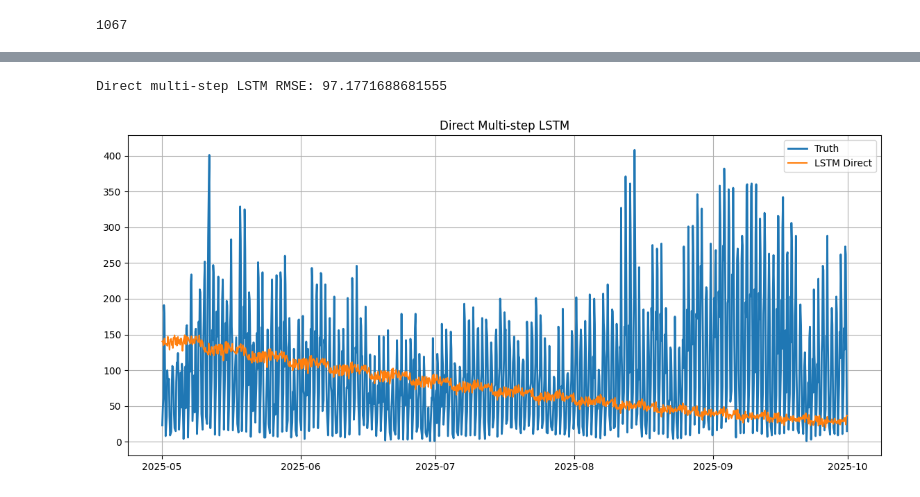
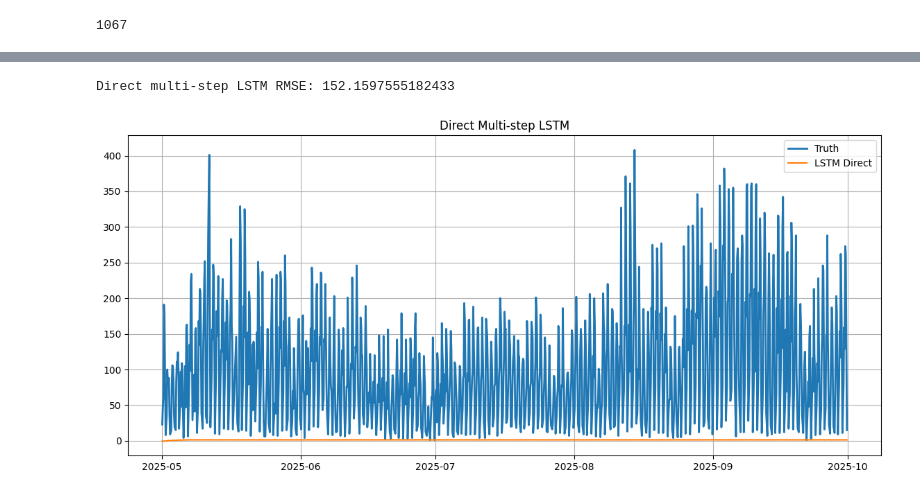
Before and after one commit to jensmorten/sykkelprofet, a Jupyter notebook: konkurranse/LTSM.ipynb, the cells around one changed output, grey strips where cells are left out. Drawn from its saved outputs; the diff is of its cells as text; code cells hidden in the pictures.

```diff
--- a/konkurranse/LTSM.ipynb
+++ b/konkurranse/LTSM.ipynb
@@ -43,8 +43,8 @@ def create_multistep_sequences(data, window, horizon):
 
     return np.array(X), np.array(y)
 # %%
-horizon = 64
-window = 64
+horizon = 8
+window = 8
 # %%
 print(len(test))
 # %% [output]
@@ -69,6 +52,7 @@ y_all = y_all.reshape((y_all.shape[0], horizon))
 # %%
 # ---- 1. Skalering ----
-scaler = MinMaxScaler()
+#scaler = MinMaxScaler()
+scaler=StandardScaler()
 scaled_train = scaler.fit_transform(train[["y"]])
 
 X_all, y_all = create_sequences(scaled_train, window)
@@ -102,18 +86,18 @@ early_stop = EarlyStopping(
 model_lstm = Sequential([
     Input(shape=(window, 1)),
     LSTM(128, activation='tanh', return_sequences=True),
-    LSTM(256, activation='tanh', return_sequences=True),
-    LSTM(512, activation='tanh', return_sequences=True),
+    #LSTM(256, activation='tanh', return_sequences=True),
+    #LSTM(512, activation='tanh', return_sequences=True),
     #LSTM(1024, activation='tanh', return_sequences=True),
     #LSTM(512, activation='tanh', return_sequences=True),
     #LSTM(256, activation='tanh', return_sequences=True),
-    LSTM(128, activation='tanh', return_sequences=True),
+    #LSTM(128, activation='tanh', return_sequences=True),
     LSTM(64, activation='tanh'),
     Dense(horizon)   # ← viktig!
 ])
 
 model_lstm.compile(
-    optimizer=keras.optimizers.Adam(learning_rate=0.0001),
+    optimizer=keras.optimizers.Adam(learning_rate=0.001),
     loss='mse'
 )
 
@@ -121,7 +105,7 @@ history = model_lstm.fit(
     X_tr,
     y_tr,
     epochs=100,
-    batch_size=512,
+    batch_size=8,
     validation_data=(X_val, y_val),
     shuffle=False,
     callbacks=[early_stop],
@@ -200,17 +184,17 @@ rmse_lstm = mean_squared_error(
 
 print("Direct multi-step LSTM RMSE:", rmse_lstm)
 # %% [output]
-Direct multi-step LSTM RMSE: 97.1771688681555
+Direct multi-step LSTM RMSE: 152.1597555182433
 # %%
 import matplotlib.pyplot as plt
 
 plt.figure(figsize=(14,6))
 plt.plot(test_truth["ds"], test_truth["y"], label="Truth", linewidth=2)
-plt.plot(test_truth["ds"], lstm_pred, label="LSTM Direct")
+plt.plot(test_truth["ds"], predictions, label="LSTM Direct")
 
 plt.legend()
 plt.grid(True)
 plt.title("Direct Multi-step LSTM")
 plt.show()
 # %% [output]
-[figure, old version]
+[figure, new version]
```
Also changed, not shown: parts of 4 cells of this notebook, 1 other file.
